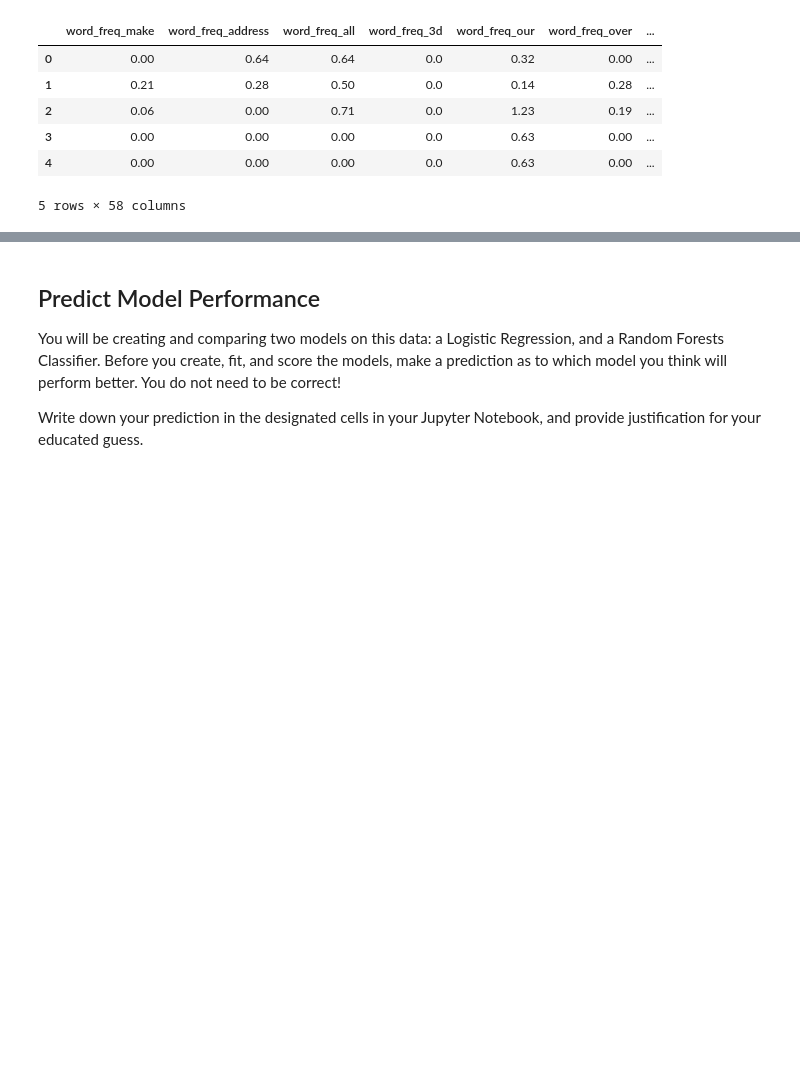
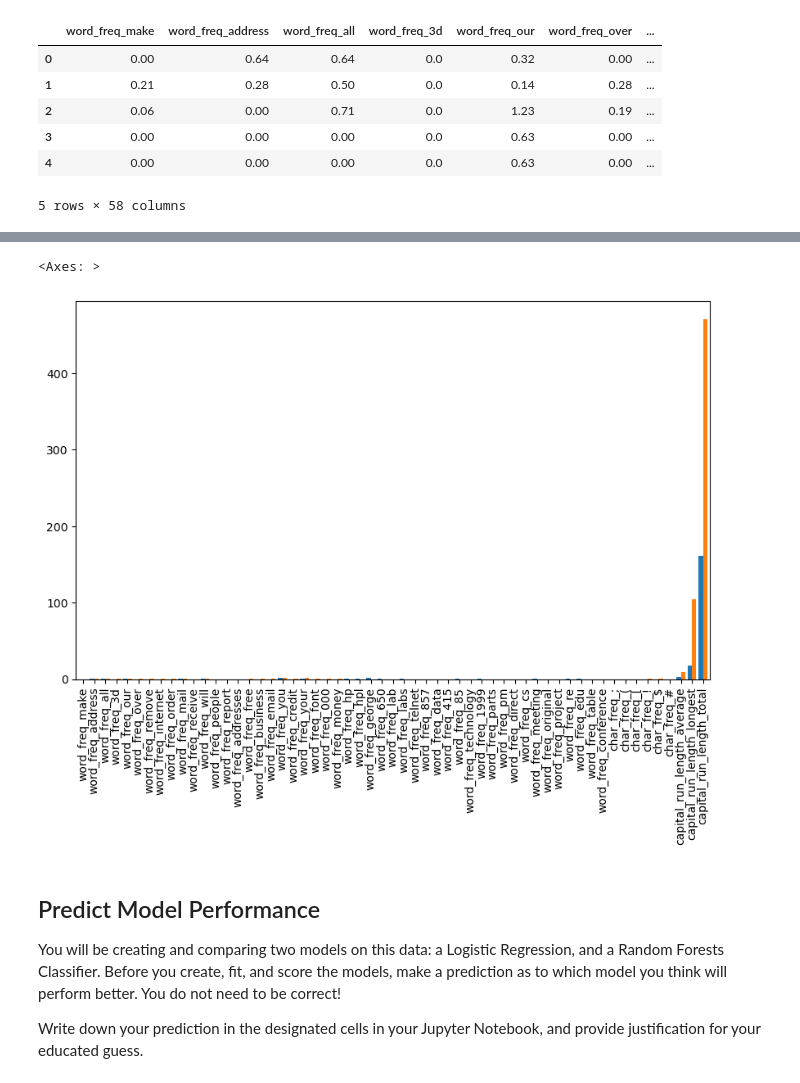
Before and after one commit to d3rp3tt3/classification-challenge, a Jupyter notebook: spam_detector.ipynb, the cells around one changed output, grey strips where cells are left out. Cells and saved outputs as stored; diff of their text form; code cells hidden in the pictures; blank space fills up the shorter version.

```diff
--- a/spam_detector.ipynb
+++ b/spam_detector.ipynb
@@ -27,3 +34,9 @@ data.head()
+# %%
+# Plot each feature on the same chart, summing the spam and ham counts for each feature
+data.groupby('spam').mean().T.plot(kind='bar', figsize=(10, 6), width=0.8, legend=False)
+# %% [output]
+<Axes: >
+[figure, added]
 # %% [markdown]
 ## Predict Model Performance
 
```
Also changed, not shown: parts of 8 cells of this notebook.
